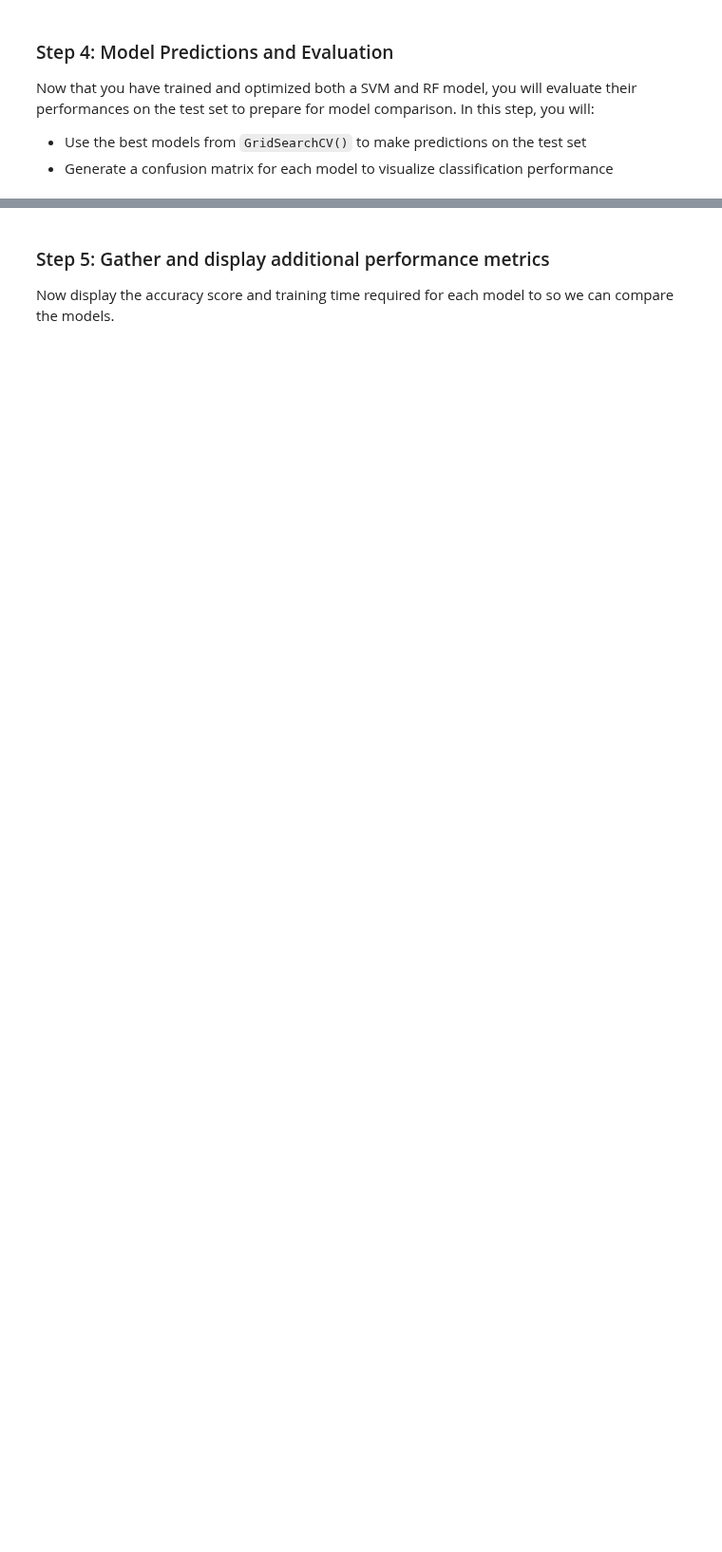
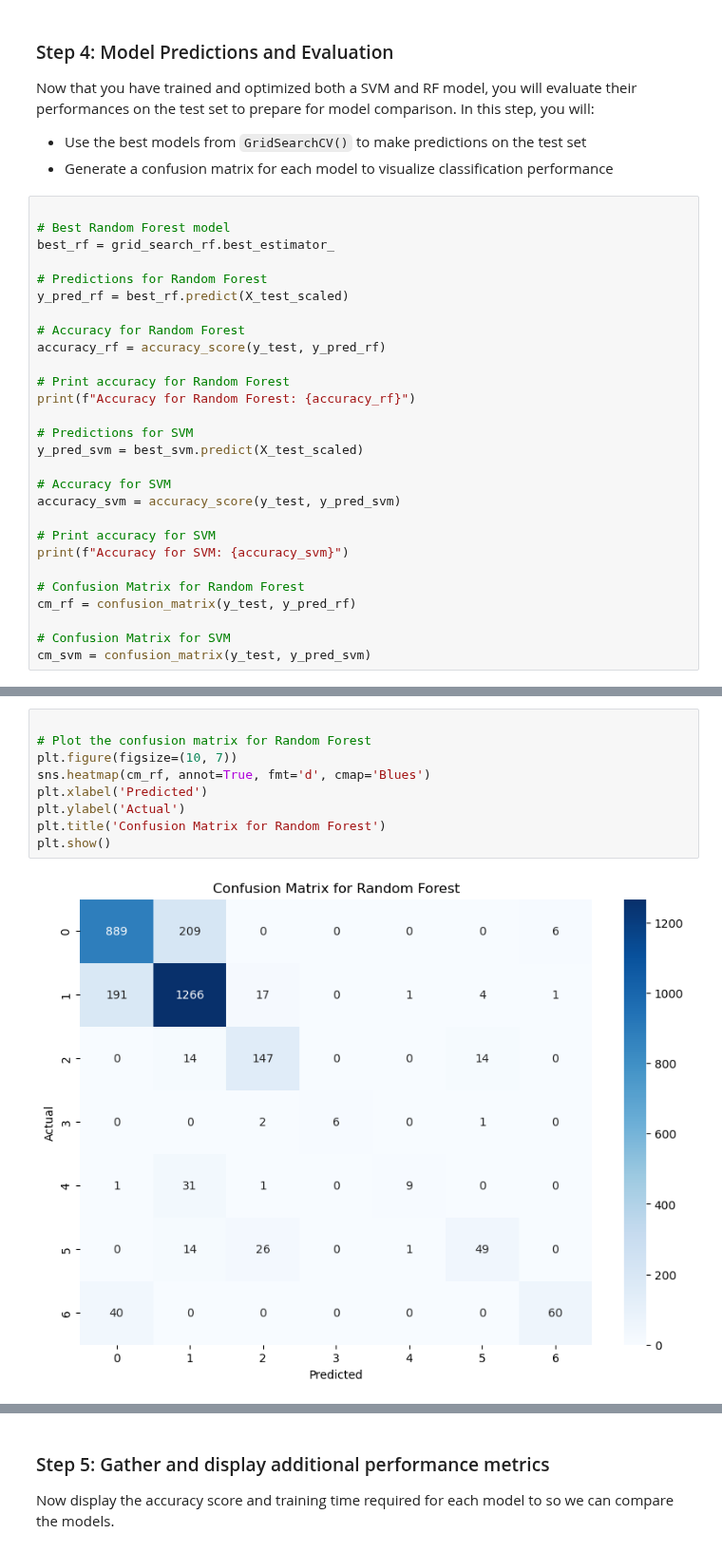
Before and after one commit to tommats00/EDS232-labs, a Jupyter notebook: Week9/lab9-svm-forest-cover.ipynb, the cells around one changed output, grey strips where cells are left out. Shown at 95% size. Drawn from its saved outputs; the diff is of its cells as text; blank space fills up the shorter version.

```diff
--- a/Week9/lab9-svm-forest-cover.ipynb
+++ b/Week9/lab9-svm-forest-cover.ipynb
@@ -113,3 +174,31 @@ hi
 Now that you have trained and optimized both a SVM and RF model, you will evaluate their performances on the test set to prepare for model comparison. In this step, you will:
 - Use the best models from `GridSearchCV()` to make predictions on the test set
 - Generate a confusion matrix for each model to visualize classification performance
+# %%
+
+# Best Random Forest model
+best_rf = grid_search_rf.best_estimator_
+
+# Predictions for Random Forest
+y_pred_rf = best_rf.predict(X_test_scaled)
+
+# Accuracy for Random Forest
+accuracy_rf = accuracy_score(y_test, y_pred_rf)
+
+# Print accuracy for Random Forest
+print(f"Accuracy for Random Forest: {accuracy_rf}")
+
+# Predictions for SVM
+y_pred_svm = best_svm.predict(X_test_scaled)
+
+# Accuracy for SVM
+accuracy_svm = accuracy_score(y_test, y_pred_svm)
+
+# Print accuracy for SVM
+print(f"Accuracy for SVM: {accuracy_svm}")
+
+# Confusion Matrix for Random Forest
+cm_rf = confusion_matrix(y_test, y_pred_rf)
+
+# Confusion Matrix for SVM
+cm_svm = confusion_matrix(y_test, y_pred_svm)
@@ -115,0 +208,11 @@ Now that you have trained and optimized both a SVM and RF model, you will evalua
+# %%
+
+# Plot the confusion matrix for Random Forest
+plt.figure(figsize=(10, 7))
+sns.heatmap(cm_rf, annot=True, fmt='d', cmap='Blues')
+plt.xlabel('Predicted')
+plt.ylabel('Actual')
+plt.title('Confusion Matrix for Random Forest')
+plt.show()
+# %% [output]
+[figure, added]
```
Also changed, not shown: parts of 8 cells of this notebook.
